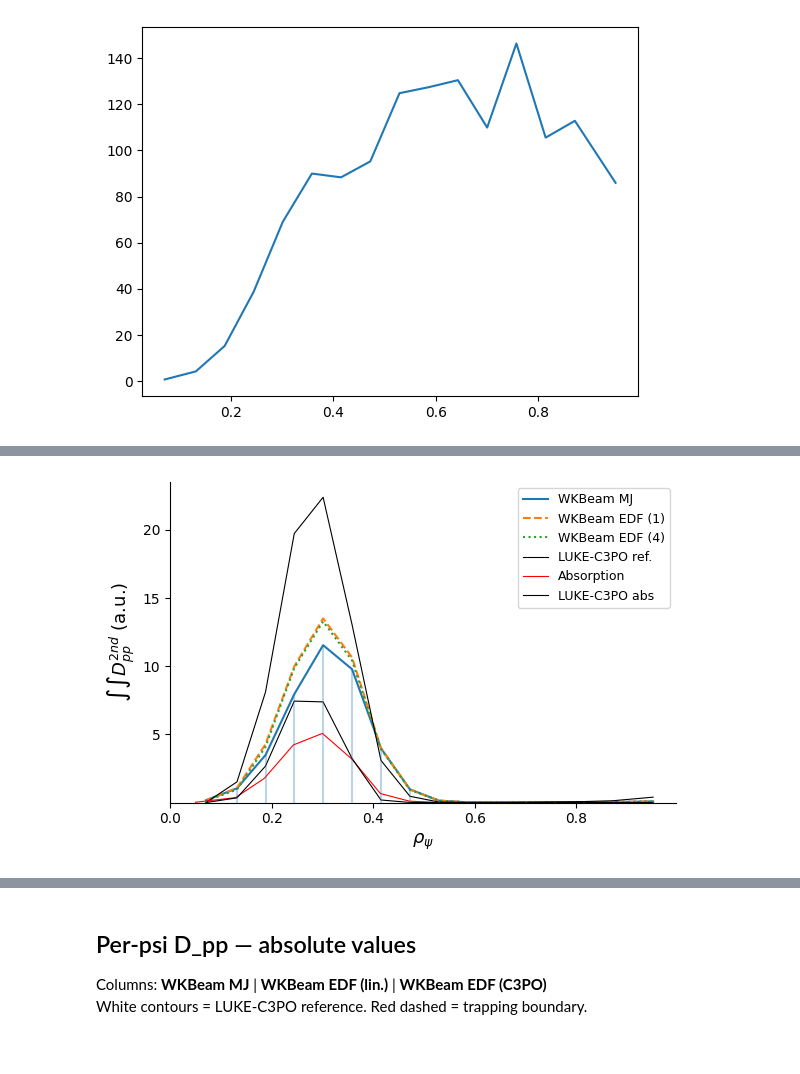
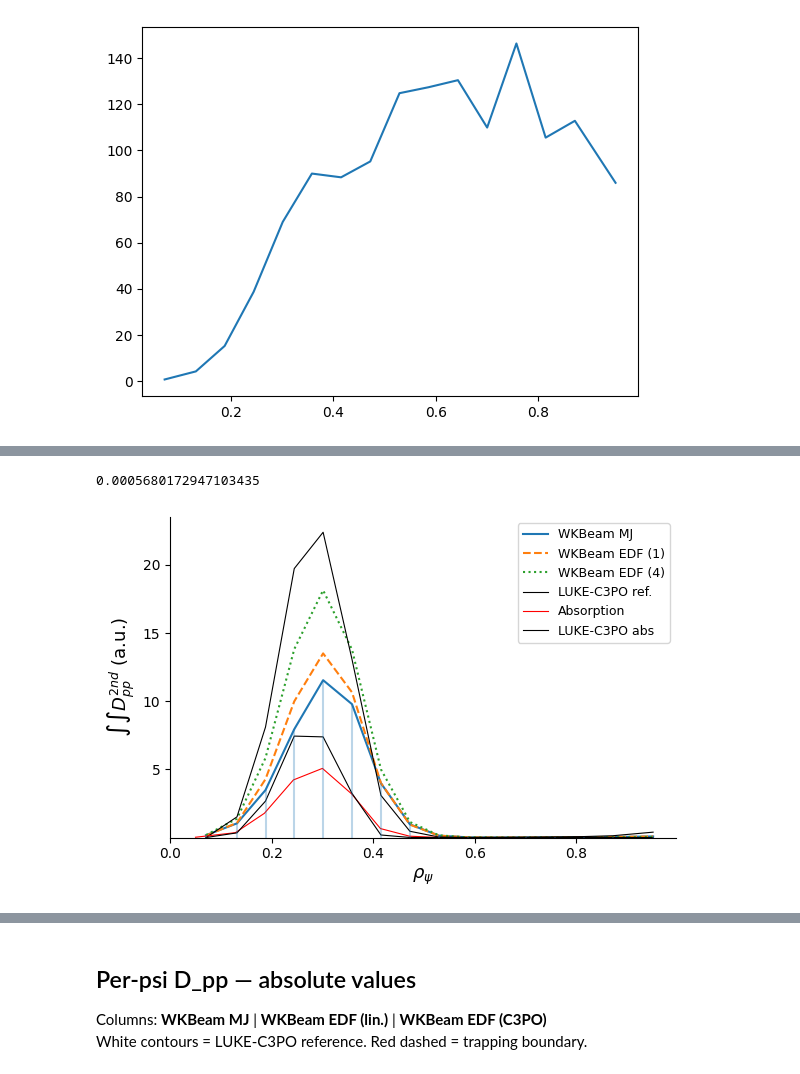
Before and after one commit to EwoutDevlaminck/WanKenoBEAM, a Jupyter notebook: QL_analysis_M_vs_EDF copy.ipynb, the cells around one changed output, grey strips where cells are left out. Drawn from its saved outputs; the diff is of its cells as text; code cells hidden in the pictures.

```diff
--- a/QL_analysis_M_vs_EDF copy.ipynb
+++ b/QL_analysis_M_vs_EDF copy.ipynb
@@ -240,0 +252,8 @@ ModuleNotFoundError: No module named 'WanKenoBEAM'
+# %%
+
+pV = np.sum(ptV, axis=1)
+dVd_psi = np.sum(ptV, axis=1) / d_psi
+plt.figure()
+plt.scatter(psi, pV/(100*dVd_psi*ptV[:,0]), s=10)
+#plt.scatter(psi, 1/pV)
+plt.ylim(0)
@@ -241,3 +271,8 @@ ModuleNotFoundError: No module named 'WanKenoBEAM'
+# %%
+w = FreqGHz*1e9 * 2 * np.pi
+c/w
+# %% [output]
+0.0005680172947103435
 # %%
 fig, ax = plt.subplots(figsize=(6, 4))
 # Only for first harmonic, so explude p greater than 10
@@ -261,34 +296,39 @@ DRF_int_luke = integrate_phasespace(luke_c3po['DRF_pp'][:, p_mask_luke, :], luke
 DRF_int_M /= powers[1]
 DRF_int_EDF /= powers[2]
 DRF_int_C3PO /= powers[3]
 DRF_int_luke /= powers[0]
 
+# TEST: Devide intgrated DRF by dVd_psi
+#DRF_int_EDF /= dVd_psi
+DRF_int_C3PO /= dVd_psi
+#DRF_int_M /= dVd_psi
+
 
 ax.plot(np.sqrt(data_M['psi']), DRF_int_M, label='WKBeam MJ', color='C0', ls='-')
 ax.plot(np.sqrt(data_EDF['psi']), DRF_int_EDF, label='WKBeam EDF (1)', color='C1', ls='--')
 ax.plot(np.sqrt(data_C3PO['psi']), DRF_int_C3PO, label='WKBeam EDF (4)', color='C2', ls=':')
 ax.plot(np.sqrt(luke_c3po['psi']), DRF_int_luke, label='LUKE-C3PO ref.', color='k', ls='-', lw=0.8)
 
 
 # Plot the absoprition on top:
 ax.plot(data_C3PO['rho_abs'], data_C3PO['dP_drho'][:,0], label='Absorption', color='red', ls='-', lw=0.8)
 dPdrho_c3po = luke_c3po['absorption'] / np.gradient(rho_c3po) * 2 * np.pi /0.88
 ax.plot(rho_c3po, dPdrho_c3po, label='LUKE-C3PO abs', color='k', ls='-', lw=0.8)
 ax.vlines(np.sqrt(data_M['psi']), 0, DRF_int_M, color='C0', ls='-', alpha=0.3)
 
 ax.set_xlabel(r'$\rho_{\psi}$', fontsize=13)
 ax.set_ylabel(r'$\int\int D_{pp}^{2nd}$ (a.u.)', fontsize=13)
 ax.set_xlim(0)
 ax.set_ylim(1e-3, None)
 #ax.set_yscale('log')
 ax.legend(fontsize=9)
 ax.spines['right'].set_visible(False)
 ax.spines['top'].set_visible(False)
 plt.tight_layout()
 plt.savefig(output_dir + '/QL_peak_Dpp_vs_rho.png', dpi=150)
 plt.show()
 # %% [output]
-[figure, old version]
+[figure, new version]
 # %%
 fig, ax = plt.subplots(figsize=(6, 4))
 # Only for first harmonic, so explude p greater than 10
```
Also changed, not shown: parts of 7 cells of this notebook, 17 other files.
